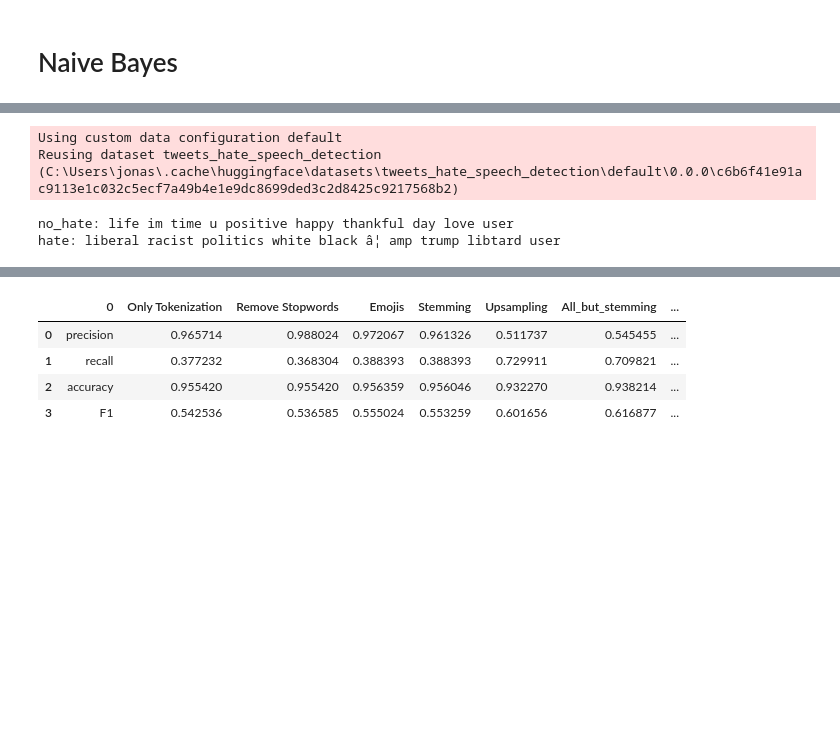
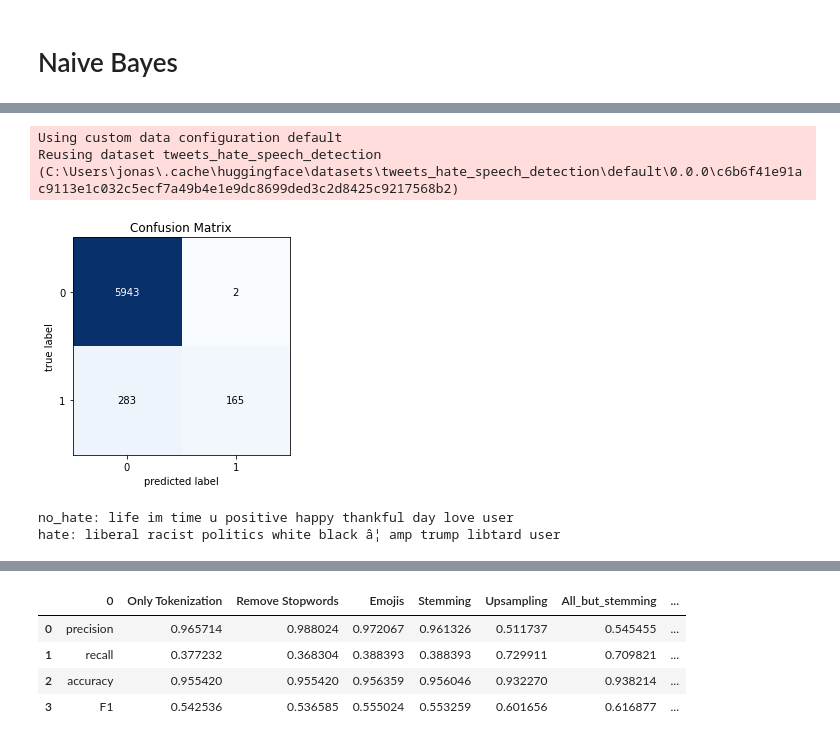
Before and after one commit to Aaron9812/Data_mining, a Jupyter notebook: notebooks/pipeline.ipynb, the cells around one changed output, grey strips where cells are left out. Cells and saved outputs as stored; diff of their text form; code cells hidden in the pictures; blank space fills up the shorter version.

```diff
--- a/notebooks/pipeline.ipynb
+++ b/notebooks/pipeline.ipynb
@@ -61,12 +62,13 @@ hate: in libtard to is of are you a the user
 # %%
 # Remove Stopwords, No Emojis, No Stemming, No Upsampling
 tfidf, df_train, df_test = setup(rem_stop=True, do_stem=False, do_lem=False, split=True, upsample=False, do_emojis=False)
 mvb = train_mvb_bayes(df_train, tfidf)
 mn = train_mn_bayes(df_train, tfidf)
 results_mvb['Remove Stopwords'] = test_model(mvb, df_test, tfidf)
-results_mn['Remove Stopwords'] = test_model(mn, df_test, tfidf)
+results_mn['Remove Stopwords'] = test_model(mn, df_test, tfidf, plt_confusion = True)
 get_impact_words(df_train, tfidf)
 # %% [output]
 Using custom data configuration default
 Reusing dataset tweets_hate_speech_detection (C:\Users\jonas\.cache\huggingface\datasets\tweets_hate_speech_detection\default\0.0.0\c6b6f41e91ac9113e1c032c5ecf7a49b4e1e9dc8699ded3c2d8425c9217568b2)
+[figure, added]
 no_hate: life im time u positive happy thankful day love user
```
Also changed, not shown: parts of 10 cells of this notebook, 1 other file.
